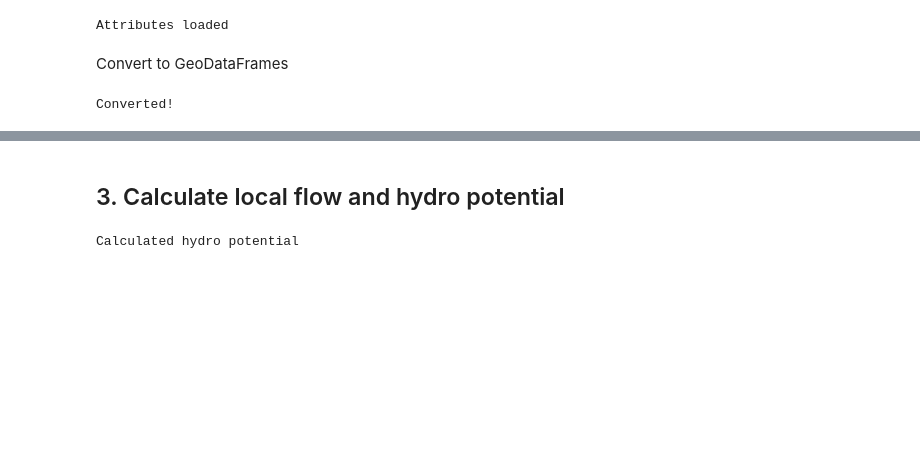
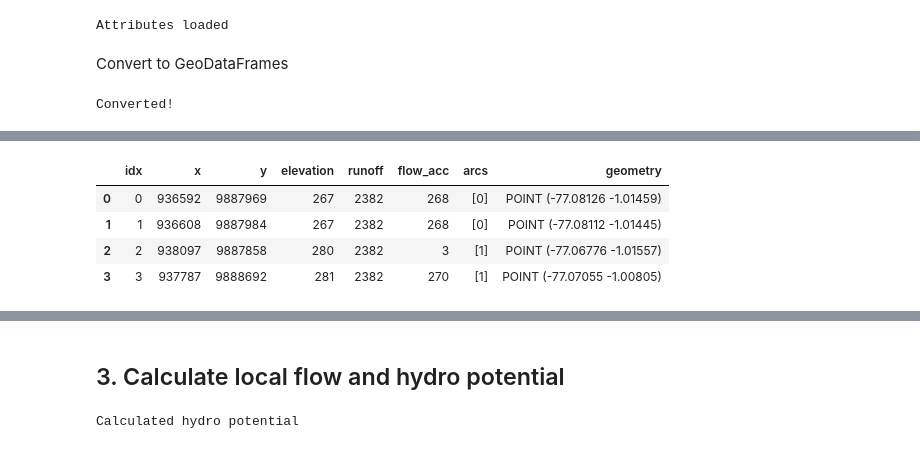
Before and after one commit to MarioSigner/hydronetworks, a Jupyter notebook: example.ipynb, the cells around one changed output, grey strips where cells are left out. Drawn from its saved outputs; the diff is of its cells as text; code cells hidden in the pictures; blank space fills up the shorter version.

```diff
--- a/example.ipynb
+++ b/example.ipynb
@@ -159,0 +118,8 @@ Converted!
+# %%
+net.nodes_out.head(4)
+# %% [output]
+|  | idx | x | y | elevation | runoff | flow_acc | arcs | geometry |
+| 0 | 0 | 936592 | 9887969 | 267 | 2382 | 268 | [0] | POINT (-77.08126 -1.01459) |
+| 1 | 1 | 936608 | 9887984 | 267 | 2382 | 268 | [0] | POINT (-77.08112 -1.01445) |
+| 2 | 2 | 938097 | 9887858 | 280 | 2382 | 3 | [1] | POINT (-77.06776 -1.01557) |
+| 3 | 3 | 937787 | 9888692 | 281 | 2382 | 270 | [1] | POINT (-77.07055 -1.00805) |
```
Also changed, not shown: parts of 34 cells of this notebook, 3 other files.
